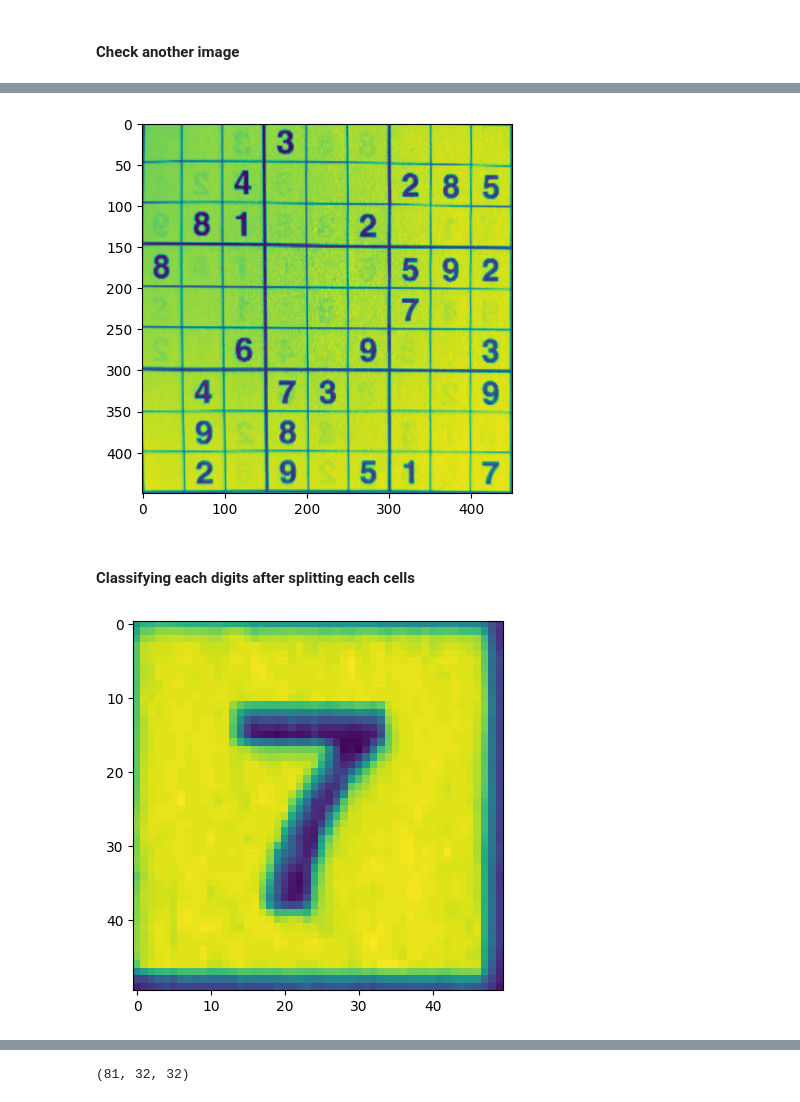
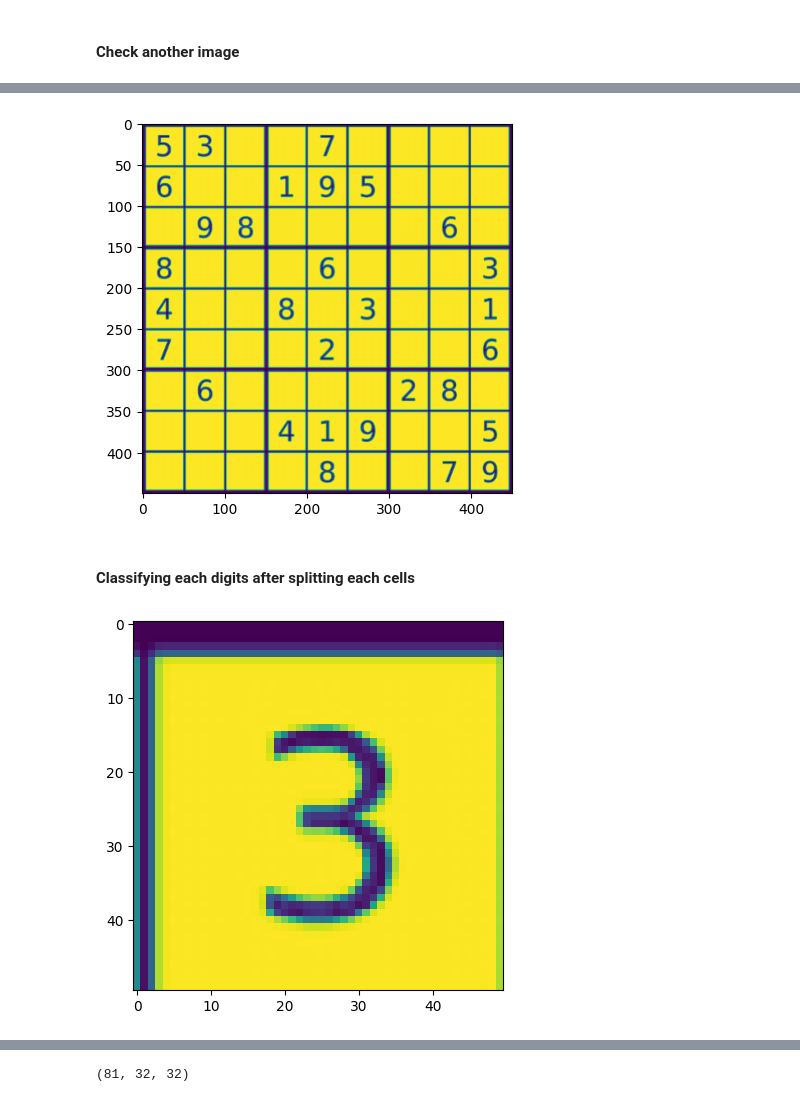
Before and after one commit to Isa1asN/sudoku_solver, a Jupyter notebook: backend/model/train.ipynb, the cells around one changed output, grey strips where cells are left out. Saved outputs shown, nothing was run; the diff lists cells and outputs as text; code cells hidden in the pictures.

```diff
--- a/backend/model/train.ipynb
+++ b/backend/model/train.ipynb
@@ -142,7 +140,7 @@ Test Accuracy: 0.998031497001648
 #### Reading sudoku from an image
 # %%
 folder="../data/sudoku_imgs"
-sudoku_a = cv2.imread(folder+'/'+ 'sud.jpg')
+sudoku_a = cv2.imread(folder+'/'+ '3.jpg')
 plt.figure()
 plt.imshow(sudoku_a)
 plt.show()
@@ -155,8 +153,8 @@ sudoku_a = cv2.resize(sudoku_a, (450,450))
 # function to greyscale, blur and change the receptive threshold of image
 def preprocess(image):
     gray = cv2.cvtColor(image, cv2.COLOR_BGR2GRAY)
-    blur = cv2.GaussianBlur(gray, (3,3),6)
-    blur = cv2.bilateralFilter(gray,9,75,75)
+    blur = cv2.GaussianBlur(gray, (3,3), 6)
+    blur = cv2.bilateralFilter(blur, 9, 75, 75)
     threshold_img = cv2.adaptiveThreshold(blur, 255, 1, 1, 11, 2)
     return threshold_img
 # %%
@@ -233,7 +231,7 @@ plt.show()
 # %% [markdown]
 #### Check another image
 # %%
-puzzle = cv2.imread("../data/sudoku_imgs/1.jpg")
+puzzle = cv2.imread("../data/sudoku_imgs/sudo.png")
 puzzle = cv2.resize(puzzle, (450,450))
 plt.figure()
 plt.imshow(puzzle)
@@ -273,16 +271,16 @@ plt.figure()
 plt.imshow(su_imagewrap)
 plt.show()
 # %% [output]
-[figure, old version]
+[figure, new version]
 # %% [markdown]
 #### Classifying each digits after splitting each cells
 # %%
 sudoku_cell = splitcells(su_imagewrap)
 plt.figure()
-plt.imshow(sudoku_cell[80])
+plt.imshow(sudoku_cell[1])
 plt.show()
 # %% [output]
-[figure, old version]
+[figure, new version]
 # %%
 def CropCell(cells):
     Cells_croped = []
```
Also changed, not shown: parts of 22 cells of this notebook, 2 other files.
